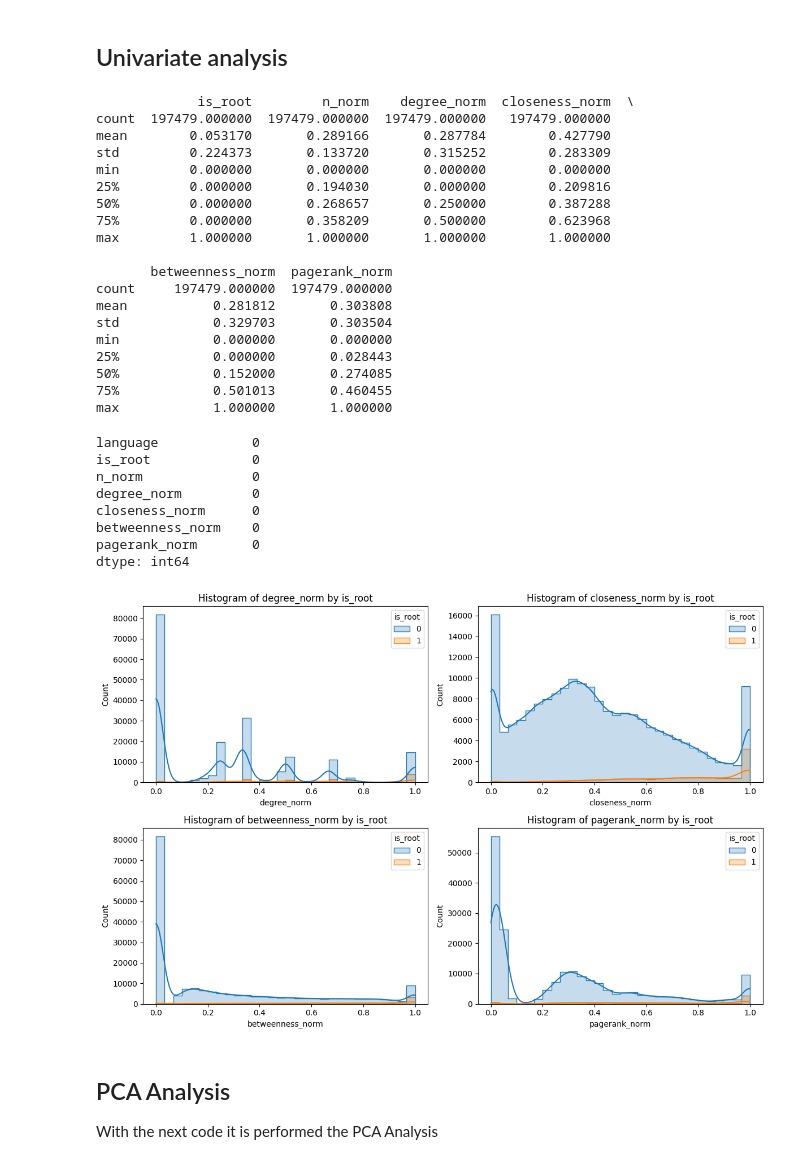
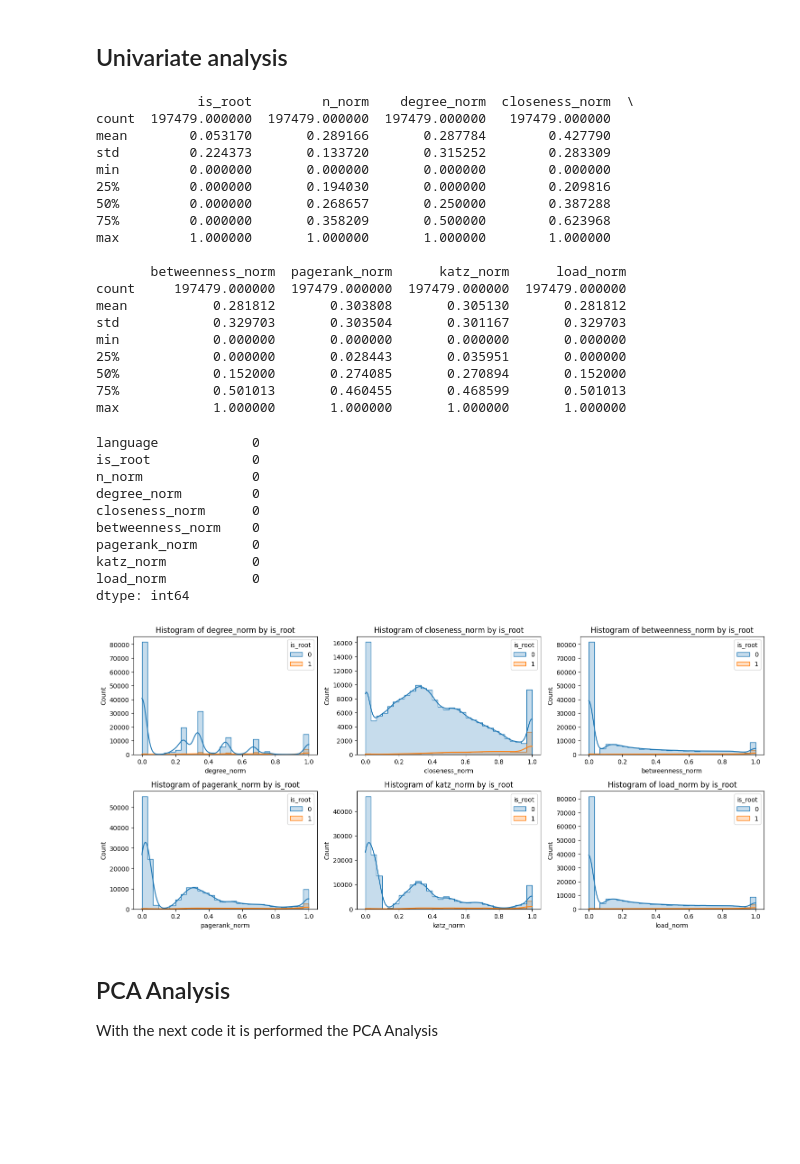
Before and after one commit to kelokito/ml-project, a Jupyter notebook: src/2_data_exploration.ipynb, the cells around one changed output. Drawn from its saved outputs; the diff is of its cells as text; code cells hidden in the pictures; blank space fills up the shorter version.

```diff
--- a/src/2_data_exploration.ipynb
+++ b/src/2_data_exploration.ipynb
@@ -6,7 +6,9 @@
 import pandas as pd
 
 df = pd.read_csv("./data/preprocessed/data_normalized.csv")
-df = df[['language', 'is_root', 'n_norm','degree_norm',  'closeness_norm',  'betweenness_norm',  'pagerank_norm']]
+df = df[['language', 'is_root', 'n_norm',
+         'degree_norm', 'closeness_norm', 'betweenness_norm', 'pagerank_norm',
+         'katz_norm', 'load_norm']]
 print(df.describe())
 # %% [output]
              is_root         n_norm    degree_norm  closeness_norm  \
@@ -19,15 +21,15 @@ min         0.000000       0.000000       0.000000        0.000000
 75%         0.000000       0.358209       0.500000        0.623968
 max         1.000000       1.000000       1.000000        1.000000
 
-       betweenness_norm  pagerank_norm
-count     197479.000000  197479.000000
-mean           0.281812       0.303808
-std            0.329703       0.303504
-min            0.000000       0.000000
-25%            0.000000       0.028443
-50%            0.152000       0.274085
-75%            0.501013       0.460455
-max            1.000000       1.000000
+       betweenness_norm  pagerank_norm      katz_norm      load_norm
+count     197479.000000  197479.000000  197479.000000  197479.000000
+mean           0.281812       0.303808       0.305130       0.281812
+std            0.329703       0.303504       0.301167       0.329703
+min            0.000000       0.000000       0.000000       0.000000
+25%            0.000000       0.028443       0.035951       0.000000
+50%            0.152000       0.274085       0.270894       0.152000
+75%            0.501013       0.460455       0.468599       0.501013
+max            1.000000       1.000000       1.000000       1.000000
 # %%
 # Verify that there are non NaN values
 df.isna().sum()
@@ -39,26 +41,28 @@ degree_norm         0
 closeness_norm      0
 betweenness_norm    0
 pagerank_norm       0
+katz_norm           0
+load_norm           0
 dtype: int64
 # %%
 import matplotlib.pyplot as plt
 import pandas as pd
 import seaborn as sns
 
 # Columns to visualize
-labels = ['degree_norm', 'closeness_norm', 'betweenness_norm', 'pagerank_norm']
+labels = ['degree_norm', 'closeness_norm', 'betweenness_norm', 'pagerank_norm', 'katz_norm', 'load_norm']
 
 # Create histograms for each label
-plt.figure(figsize=(12, 8))
+plt.figure(figsize=(15, 10))
 for i, label in enumerate(labels, 1):
-    plt.subplot(2, 2, i)
+    plt.subplot(3, 3, i)
     sns.histplot(data=df, x=label, hue='is_root', bins=30, kde=True, element='step', common_norm=False)
     plt.title(f'Histogram of {label} by is_root')
     plt.tight_layout()
 
 plt.show()
 # %% [output]
-[figure, old version]
+[figure, new version]
 # %% [markdown]
 ## PCA Analysis
 With the next code it is performed the PCA Analysis
```
Also changed, not shown: parts of 1 cell of this notebook, 24 other files.
